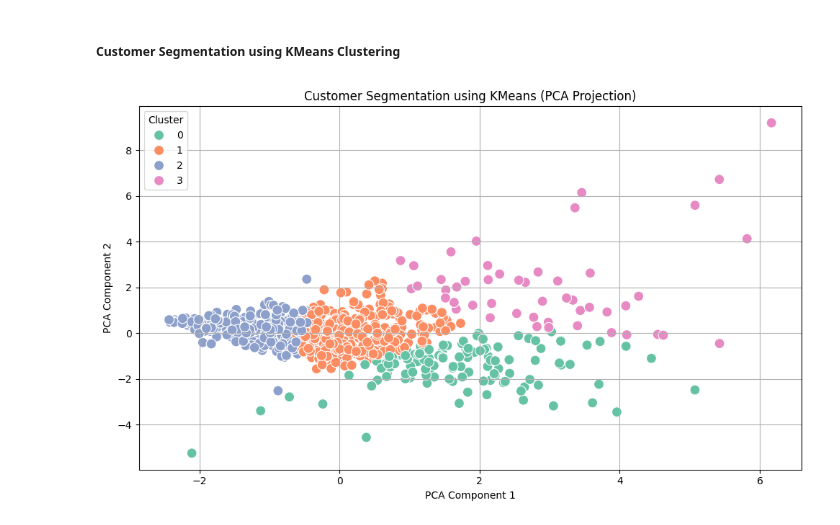
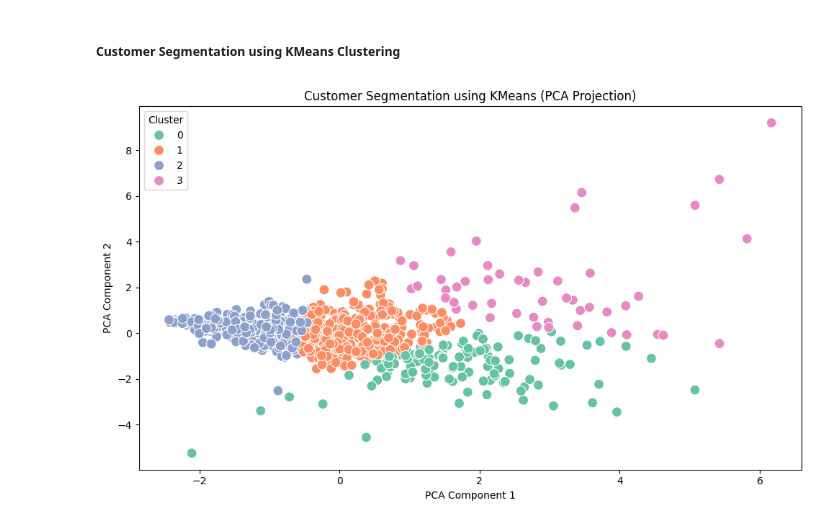
Before and after one commit to Seetharamanrs/SuperStore-sales-dashboard, a Jupyter notebook: Analysis/Analysis.ipynb, the cells around one changed output. Cells and saved outputs as stored; diff of their text form; code cells hidden in the pictures.

```diff
--- a/Analysis/Analysis.ipynb
+++ b/Analysis/Analysis.ipynb
@@ -255,12 +255,11 @@ customer_df['PCA1'] = pca_components[:, 0]
 customer_df['PCA2'] = pca_components[:, 1]
 # %%
 plt.figure(figsize=(10,6))
-sns.scatterplot(data=customer_df, x='PCA1', y='PCA2', hue='Cluster', palette='Set2', s=100).set(title="Customer Segmentation")
+sns.scatterplot(data=customer_df, x='PCA1', y='PCA2', hue='Cluster', palette='Set2', s=100)
 plt.title("Customer Segmentation using KMeans (PCA Projection)")
 plt.xlabel("PCA Component 1")
 plt.ylabel("PCA Component 2")
-plt.grid(True)
 plt.tight_layout()
 plt.show()
 # %% [output]
-[figure, old version]
+[figure, new version]
```
